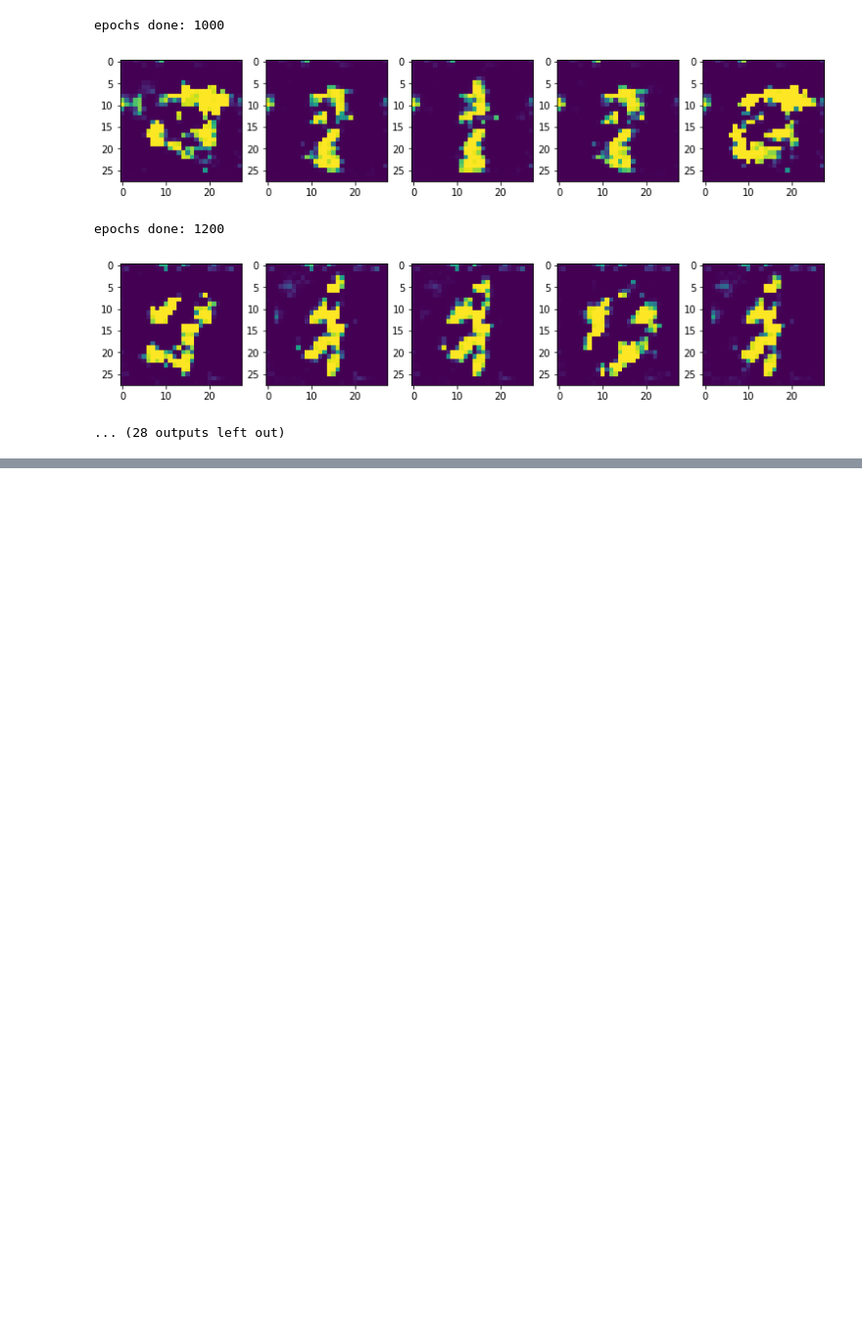
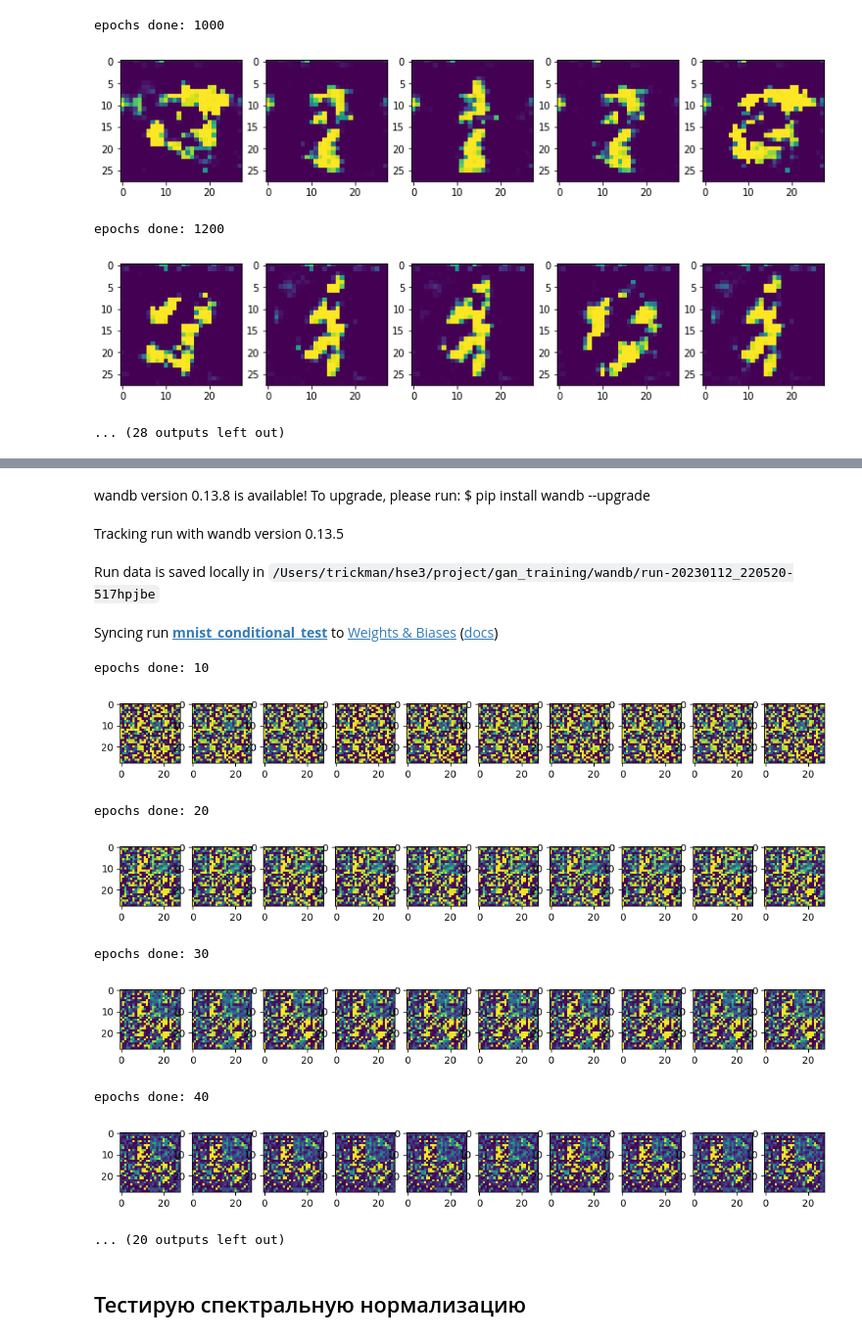
Before and after one commit to TrickmanOff/GAN_project, a Jupyter notebook: visualization.ipynb, the cells around one changed output, grey strips where cells are left out. Shown at 98% size. Saved outputs shown, nothing was run; the diff lists cells and outputs as text; code cells hidden in the pictures; blank space fills up the shorter version.

```diff
--- a/visualization.ipynb
+++ b/visualization.ipynb
@@ -52,17 +56,24 @@ from device import get_local_device
 # %%
 from gan import GAN
 # %%
-def gen_several_images(gan_model: GAN, n: int = 5):
+def gen_several_images(gan_model: GAN, n: int = 5, y=None, figsize=(13, 13), transform=None):
     """
     Выводит n изображений, сгенерированных gan_model в строке
     """
-    fig, axs = plt.subplots(nrows=1, ncols=n, figsize=(13, 13))
+    fig, axs = plt.subplots(nrows=1, ncols=n, figsize=figsize)
     gan_model.to(get_local_device())
     with torch.no_grad():
         noise_batch = gan_model.gen_noise(n).to(get_local_device())
-        gen_batch = gan_model.generator(noise_batch)
-    for tensor, ax in zip(gen_batch, axs):
+        gen_batch = gan_model.generator(noise_batch, y)
+
+    if n == 1:
+        axs = [axs]
+    for i, (tensor, ax) in enumerate(zip(gen_batch, axs)):
+        if transform is not None:
+            tensor = transform(tensor)
         imshow(tensor.cpu(), ax=ax)
+        if y is not None and isinstance(y, torch.Tensor):
+            ax.set_xlabel(y[i].item())
 
     plt.show()
 # %%
@@ -98,0 +174,2 @@ epochs done: 1200
+# %%
+gan_trainer = form_mnist_gan_trainer(model_name='mnist_conditional_test', n_epochs=10000)
@@ -98,0 +187,23 @@ epochs done: 1200
+# %%
+# y = torch.arange(10).to(get_local_device())
+y = None
+for epoch, gan in gan_trainer:
+    if epoch % 10 == 0:
+        print(f'epochs done: {epoch}')
+        gen_several_images(gan, 10, y=y)
+# %% [output]
+wandb version 0.13.8 is available! To upgrade, please run: $ pip install wandb --upgrade
+Tracking run with wandb version 0.13.5
+Run data is saved locally in /Users/trickman/hse3/project/gan_training/wandb/run-20230112_220520-517hpjbe
+Syncing run mnist_conditional_test to Weights & Biases (docs)
+epochs done: 10
+[figure, added]
+epochs done: 20
+[figure, added]
+epochs done: 30
+[figure, added]
+epochs done: 40
+[figure, added]
+... (20 outputs left out)
+# %% [markdown]
+## Тестирую спектральную нормализацию
```
Also changed, not shown: parts of 92 cells of this notebook, 29 other files.
